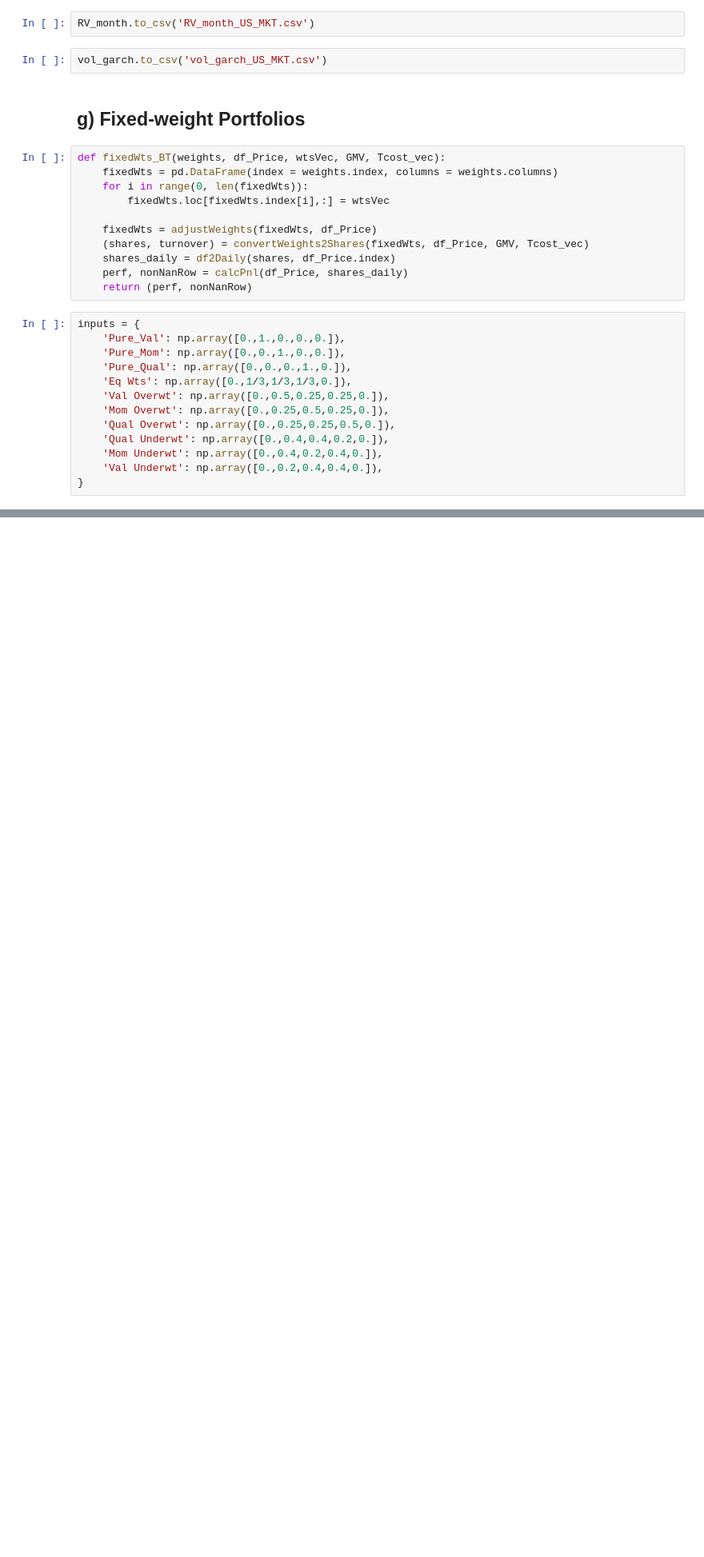
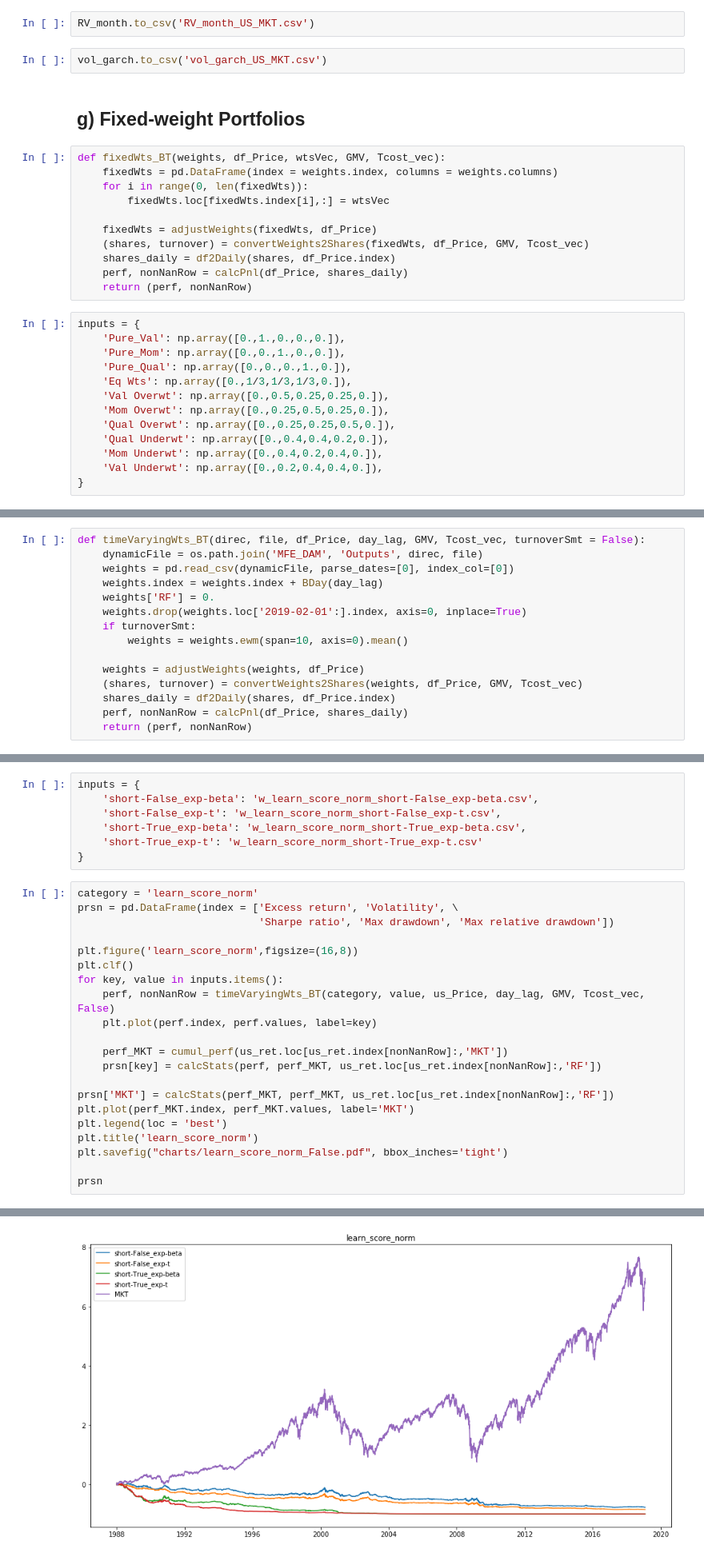
Before and after one commit to amritprasad/MFE_DAM, a Jupyter notebook: DAM Project.ipynb, the cells around one changed output, grey strips where cells are left out. Shown at 80% size. Drawn from its saved outputs; the diff is of its cells as text; blank space fills up the shorter version.

```diff
--- a/DAM Project.ipynb
+++ b/DAM Project.ipynb
@@ -471,0 +435,15 @@ Text(0.5,1,'Pnl Comparison')
+# %%
+def timeVaryingWts_BT(direc, file, df_Price, day_lag, GMV, Tcost_vec, turnoverSmt = False):
+    dynamicFile = os.path.join('MFE_DAM', 'Outputs', direc, file)
+    weights = pd.read_csv(dynamicFile, parse_dates=[0], index_col=[0])
+    weights.index = weights.index + BDay(day_lag)
+    weights['RF'] = 0.
+    weights.drop(weights.loc['2019-02-01':].index, axis=0, inplace=True)
+    if turnoverSmt:
+        weights = weights.ewm(span=10, axis=0).mean()
+
+    weights = adjustWeights(weights, df_Price)
+    (shares, turnover) = convertWeights2Shares(weights, df_Price, GMV, Tcost_vec)
+    shares_daily = df2Daily(shares, df_Price.index)
+    perf, nonNanRow = calcPnl(df_Price, shares_daily)
+    return (perf, nonNanRow)
@@ -471,0 +452,29 @@ Text(0.5,1,'Pnl Comparison')
+# %%
+inputs = {
+    'short-False_exp-beta': 'w_learn_score_norm_short-False_exp-beta.csv',
+    'short-False_exp-t': 'w_learn_score_norm_short-False_exp-t.csv',
+    'short-True_exp-beta': 'w_learn_score_norm_short-True_exp-beta.csv',
+    'short-True_exp-t': 'w_learn_score_norm_short-True_exp-t.csv'
+}
+# %%
+category = 'learn_score_norm'
+prsn = pd.DataFrame(index = ['Excess return', 'Volatility', \
+                             'Sharpe ratio', 'Max drawdown', 'Max relative drawdown'])
+
+plt.figure('learn_score_norm',figsize=(16,8))
+plt.clf()
+for key, value in inputs.items():
+    perf, nonNanRow = timeVaryingWts_BT(category, value, us_Price, day_lag, GMV, Tcost_vec, False)
+    plt.plot(perf.index, perf.values, label=key)
+
+    perf_MKT = cumul_perf(us_ret.loc[us_ret.index[nonNanRow]:,'MKT'])
+    prsn[key] = calcStats(perf, perf_MKT, us_ret.loc[us_ret.index[nonNanRow]:,'RF'])
+
+prsn['MKT'] = calcStats(perf_MKT, perf_MKT, us_ret.loc[us_ret.index[nonNanRow]:,'RF'])
+plt.plot(perf_MKT.index, perf_MKT.values, label='MKT')
+plt.legend(loc = 'best')
+plt.title('learn_score_norm')
+plt.savefig("charts/learn_score_norm_False.pdf", bbox_inches='tight')
+
+prsn
+# %% [output]
@@ -471,0 +487 @@ Text(0.5,1,'Pnl Comparison')
+[figure, added]
```
Also changed, not shown: parts of 48 cells of this notebook.
